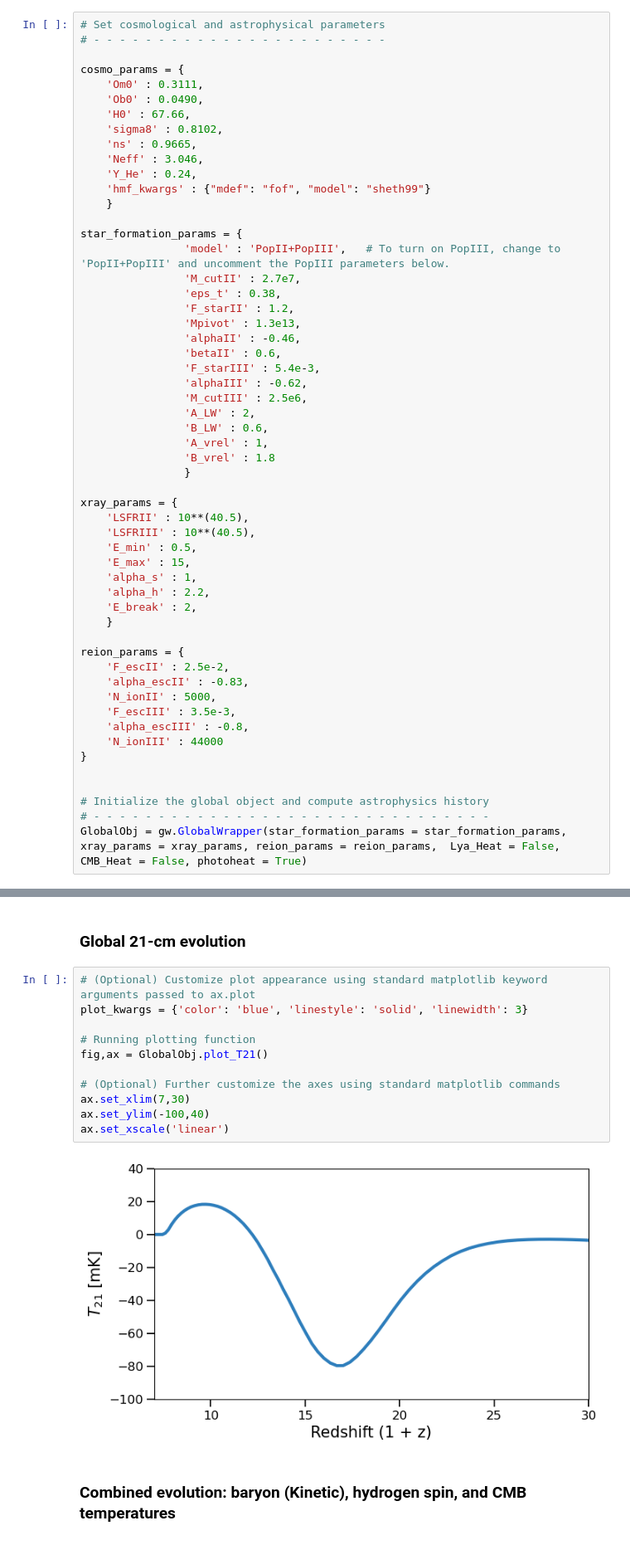
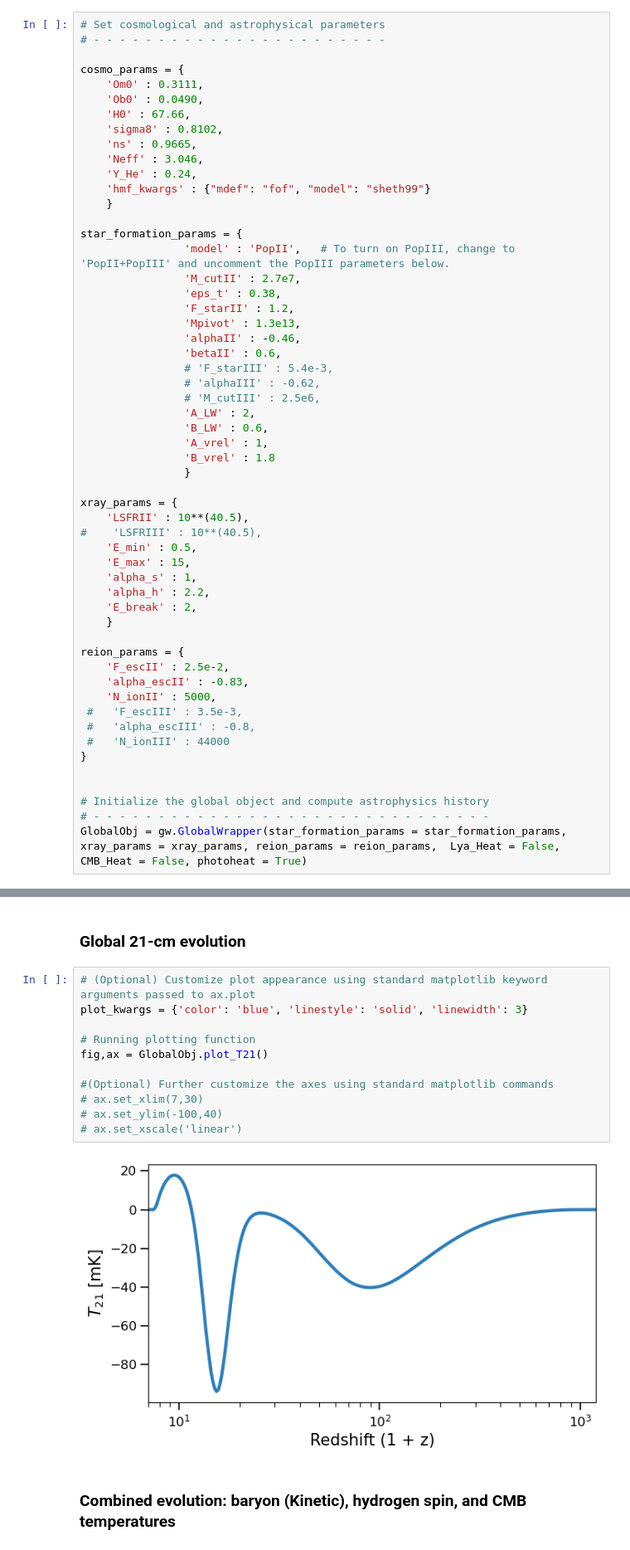
Before and after one commit to OmerZviKatz/Beyond21, a Jupyter notebook: tutorial/tutorial_lcdm.ipynb, the cells around one changed output, grey strips where cells are left out. Shown at 83% size. Saved outputs shown, nothing was run; the diff lists cells and outputs as text.

```diff
--- a/tutorial/tutorial_lcdm.ipynb
+++ b/tutorial/tutorial_lcdm.ipynb
@@ -46,16 +46,16 @@ cosmo_params = {
     }
 
 star_formation_params = {
-                'model' : 'PopII+PopIII',   # To turn on PopIII, change to 'PopII+PopIII' and uncomment the PopIII parameters below.
+                'model' : 'PopII',   # To turn on PopIII, change to 'PopII+PopIII' and uncomment the PopIII parameters below.
                 'M_cutII' : 2.7e7,
                 'eps_t' : 0.38,
                 'F_starII' : 1.2,
                 'Mpivot' : 1.3e13,
                 'alphaII' : -0.46,
                 'betaII' : 0.6,
-                'F_starIII' : 5.4e-3,
-                'alphaIII' : -0.62,
-                'M_cutIII' : 2.5e6,
+                # 'F_starIII' : 5.4e-3,
+                # 'alphaIII' : -0.62,
+                # 'M_cutIII' : 2.5e6,
                 'A_LW' : 2,
                 'B_LW' : 0.6,
                 'A_vrel' : 1,
@@ -64,7 +64,7 @@ star_formation_params = {
 
 xray_params = {
     'LSFRII' : 10**(40.5),
-    'LSFRIII' : 10**(40.5),
+#    'LSFRIII' : 10**(40.5),
     'E_min' : 0.5,
     'E_max' : 15,
     'alpha_s' : 1,
@@ -76,9 +76,9 @@ reion_params = {
     'F_escII' : 2.5e-2,
     'alpha_escII' : -0.83,
     'N_ionII' : 5000,
-    'F_escIII' : 3.5e-3,
-    'alpha_escIII' : -0.8,
-    'N_ionIII' : 44000
+ #   'F_escIII' : 3.5e-3,
+ #   'alpha_escIII' : -0.8,
+ #   'N_ionIII' : 44000
 }
 
 
@@ -149,16 +147,16 @@ All plotting functions follow a consistent interface and accept two optional arg
 # %%
 # (Optional) Customize plot appearance using standard matplotlib keyword arguments passed to ax.plot
 plot_kwargs = {'color': 'blue', 'linestyle': 'solid', 'linewidth': 3}
 
 # Running plotting function
 fig,ax = GlobalObj.plot_T21()
 
-# (Optional) Further customize the axes using standard matplotlib commands
-ax.set_xlim(7,30)
-ax.set_ylim(-100,40)
-ax.set_xscale('linear')
+#(Optional) Further customize the axes using standard matplotlib commands
+# ax.set_xlim(7,30)
+# ax.set_ylim(-100,40)
+# ax.set_xscale('linear')
 # %% [output]
-[figure, old version]
+[figure, new version]
 # %% [markdown]
 ### Combined evolution: baryon (Kinetic), hydrogen spin, and CMB temperatures
 # %%
```
Also changed, not shown: parts of 29 cells of this notebook, 16 other files.
